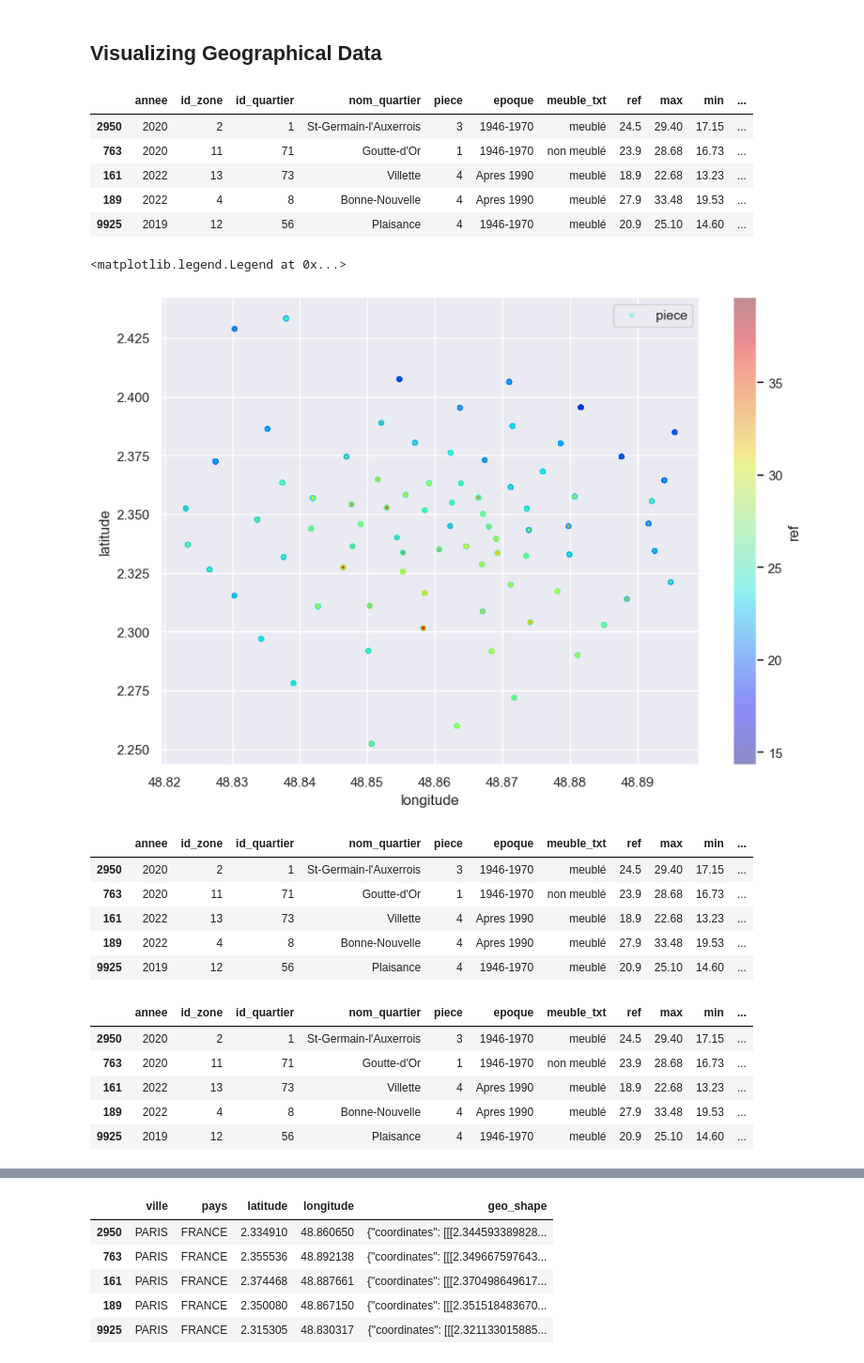
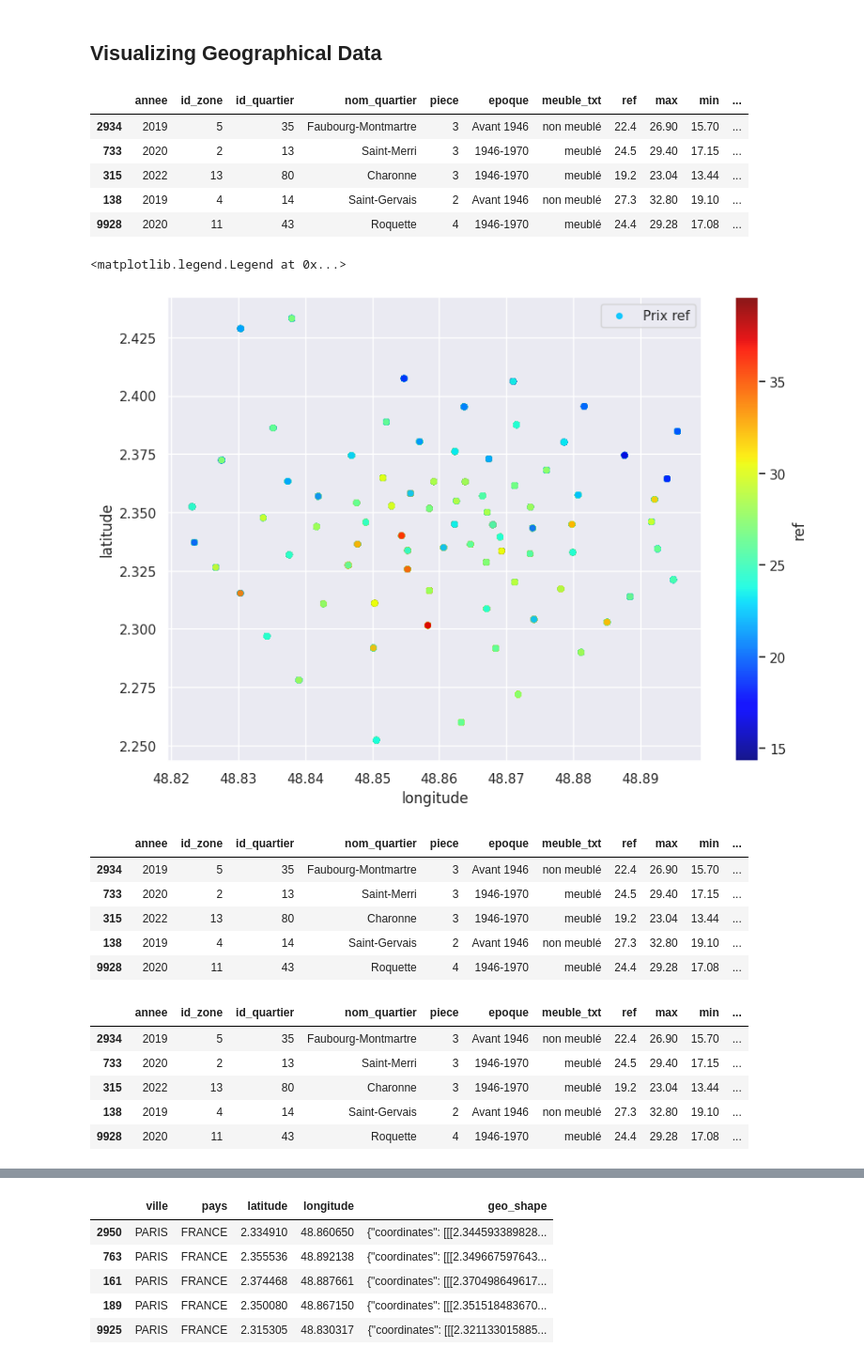
Before and after one commit to LounesAl/paris-housing, a Jupyter notebook: paris_housing.ipynb, the cells around one changed output, grey strips where cells are left out. Shown at 94% size. Drawn from its saved outputs; the diff is of its cells as text; code cells hidden in the pictures.

```diff
--- a/paris_housing.ipynb
+++ b/paris_housing.ipynb
@@ -232,3 +231,6 @@ housing = strat_train_set.copy()
+# %%
+strat_train_set = strat_train_set.assign(pays='FRANCE')
+housing = strat_train_set.copy()
 # %% [markdown]
 ## Visualizing Geographical Data
 # %%
@@ -238,20 +240,20 @@ housing['latitude'] = housing['geo_point_2d'].apply(lambda x: float(x.split(',')
 housing.head(5)
 # %% [output]
 |  | annee | id_zone | id_quartier | nom_quartier | piece | epoque | meuble_txt | ref | max | min | ... |
-| 2950 | 2020 | 2 | 1 | St-Germain-l'Auxerrois | 3 | 1946-1970 | meublé | 24.5 | 29.40 | 17.15 | ... |
-| 763 | 2020 | 11 | 71 | Goutte-d'Or | 1 | 1946-1970 | non meublé | 23.9 | 28.68 | 16.73 | ... |
-| 161 | 2022 | 13 | 73 | Villette | 4 | Apres 1990 | meublé | 18.9 | 22.68 | 13.23 | ... |
-| 189 | 2022 | 4 | 8 | Bonne-Nouvelle | 4 | Apres 1990 | meublé | 27.9 | 33.48 | 19.53 | ... |
-| 9925 | 2019 | 12 | 56 | Plaisance | 4 | 1946-1970 | meublé | 20.9 | 25.10 | 14.60 | ... |
+| 2934 | 2019 | 5 | 35 | Faubourg-Montmartre | 3 | Avant 1946 | non meublé | 22.4 | 26.90 | 15.70 | ... |
+| 733 | 2020 | 2 | 13 | Saint-Merri | 3 | 1946-1970 | meublé | 24.5 | 29.40 | 17.15 | ... |
+| 315 | 2022 | 13 | 80 | Charonne | 3 | 1946-1970 | meublé | 19.2 | 23.04 | 13.44 | ... |
+| 138 | 2019 | 4 | 14 | Saint-Gervais | 2 | Avant 1946 | non meublé | 27.3 | 32.80 | 19.10 | ... |
+| 9928 | 2020 | 11 | 43 | Roquette | 4 | 1946-1970 | meublé | 24.4 | 29.28 | 17.08 | ... |
 # %%
-housing.plot(kind="scatter", x="longitude", y="latitude", alpha=0.4,
-             s=housing["piece"]*3, label="piece", figsize=(10,7),
+housing.plot(kind="scatter", x="longitude", y="latitude", alpha=0.9,
+             s=None, label="Prix ref", figsize=(10,7),
              c="ref", cmap=plt.get_cmap("jet"), colorbar=True,
-             sharex=False)
+             sharex=True)
 plt.legend()
 # %% [output]
 <matplotlib.legend.Legend at 0x...>
-[figure, old version]
+[figure, new version]
 # %%
 import pandas as pd
 import geopandas
@@ -264,21 +266,21 @@ housing = housing.assign(pays='FRANCE')
 housing.head(5)
 # %% [output]
 |  | annee | id_zone | id_quartier | nom_quartier | piece | epoque | meuble_txt | ref | max | min | ... |
-| 2950 | 2020 | 2 | 1 | St-Germain-l'Auxerrois | 3 | 1946-1970 | meublé | 24.5 | 29.40 | 17.15 | ... |
-| 763 | 2020 | 11 | 71 | Goutte-d'Or | 1 | 1946-1970 | non meublé | 23.9 | 28.68 | 16.73 | ... |
-| 161 | 2022 | 13 | 73 | Villette | 4 | Apres 1990 | meublé | 18.9 | 22.68 | 13.23 | ... |
-| 189 | 2022 | 4 | 8 | Bonne-Nouvelle | 4 | Apres 1990 | meublé | 27.9 | 33.48 | 19.53 | ... |
-| 9925 | 2019 | 12 | 56 | Plaisance | 4 | 1946-1970 | meublé | 20.9 | 25.10 | 14.60 | ... |
+| 2934 | 2019 | 5 | 35 | Faubourg-Montmartre | 3 | Avant 1946 | non meublé | 22.4 | 26.90 | 15.70 | ... |
+| 733 | 2020 | 2 | 13 | Saint-Merri | 3 | 1946-1970 | meublé | 24.5 | 29.40 | 17.15 | ... |
+| 315 | 2022 | 13 | 80 | Charonne | 3 | 1946-1970 | meublé | 19.2 | 23.04 | 13.44 | ... |
+| 138 | 2019 | 4 | 14 | Saint-Gervais | 2 | Avant 1946 | non meublé | 27.3 | 32.80 | 19.10 | ... |
+| 9928 | 2020 | 11 | 43 | Roquette | 4 | 1946-1970 | meublé | 24.4 | 29.28 | 17.08 | ... |
 # %%
 housing['geo_shape_json'] = housing['geo_shape'].apply(json.loads)
 housing.head(5)
 # %% [output]
 |  | annee | id_zone | id_quartier | nom_quartier | piece | epoque | meuble_txt | ref | max | min | ... |
-| 2950 | 2020 | 2 | 1 | St-Germain-l'Auxerrois | 3 | 1946-1970 | meublé | 24.5 | 29.40 | 17.15 | ... |
-| 763 | 2020 | 11 | 71 | Goutte-d'Or | 1 | 1946-1970 | non meublé | 23.9 | 28.68 | 16.73 | ... |
-| 161 | 2022 | 13 | 73 | Villette | 4 | Apres 1990 | meublé | 18.9 | 22.68 | 13.23 | ... |
-| 189 | 2022 | 4 | 8 | Bonne-Nouvelle | 4 | Apres 1990 | meublé | 27.9 | 33.48 | 19.53 | ... |
-| 9925 | 2019 | 12 | 56 | Plaisance | 4 | 1946-1970 | meublé | 20.9 | 25.10 | 14.60 | ... |
+| 2934 | 2019 | 5 | 35 | Faubourg-Montmartre | 3 | Avant 1946 | non meublé | 22.4 | 26.90 | 15.70 | ... |
+| 733 | 2020 | 2 | 13 | Saint-Merri | 3 | 1946-1970 | meublé | 24.5 | 29.40 | 17.15 | ... |
+| 315 | 2022 | 13 | 80 | Charonne | 3 | 1946-1970 | meublé | 19.2 | 23.04 | 13.44 | ... |
+| 138 | 2019 | 4 | 14 | Saint-Gervais | 2 | Avant 1946 | non meublé | 27.3 | 32.80 | 19.10 | ... |
+| 9928 | 2020 | 11 | 43 | Roquette | 4 | 1946-1970 | meublé | 24.4 | 29.28 | 17.08 | ... |
 # %%
 gdf =  geopandas.GeoDataFrame(
     housing,
```
Also changed, not shown: parts of 16 cells of this notebook, 2 other files.
